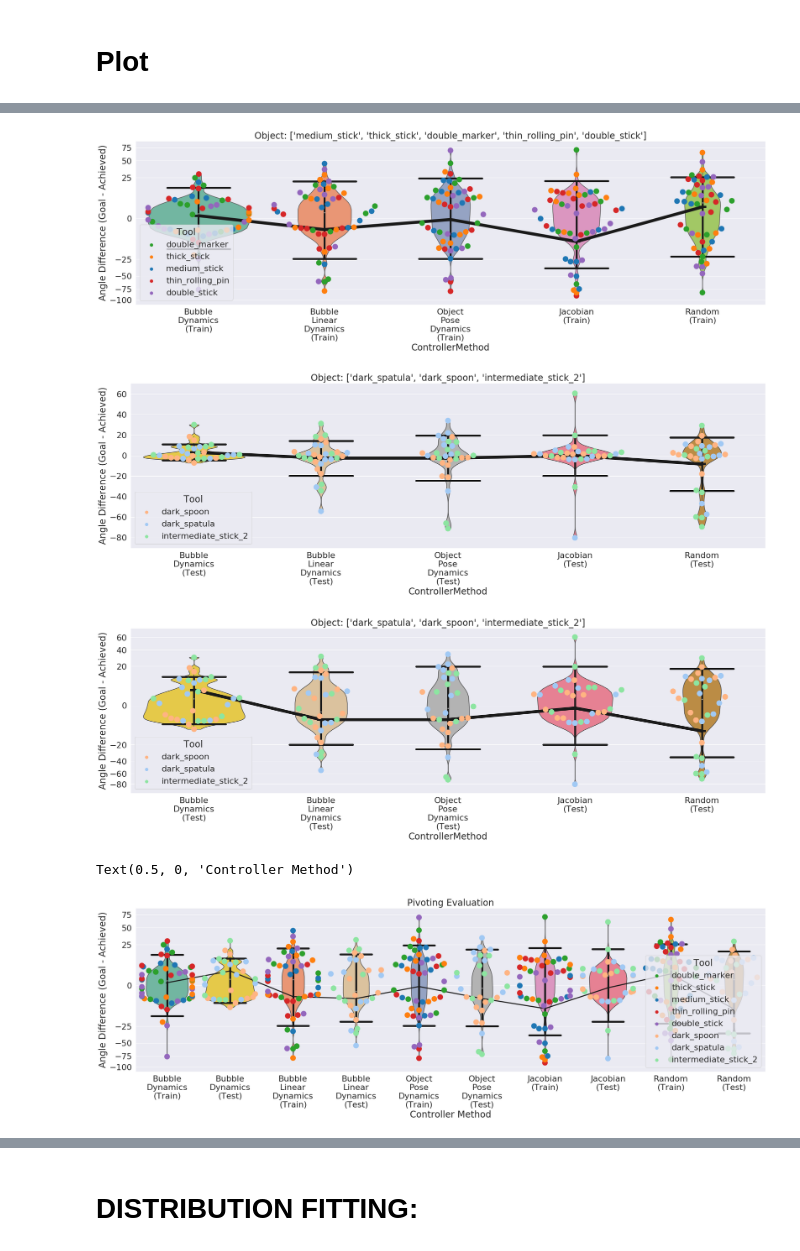
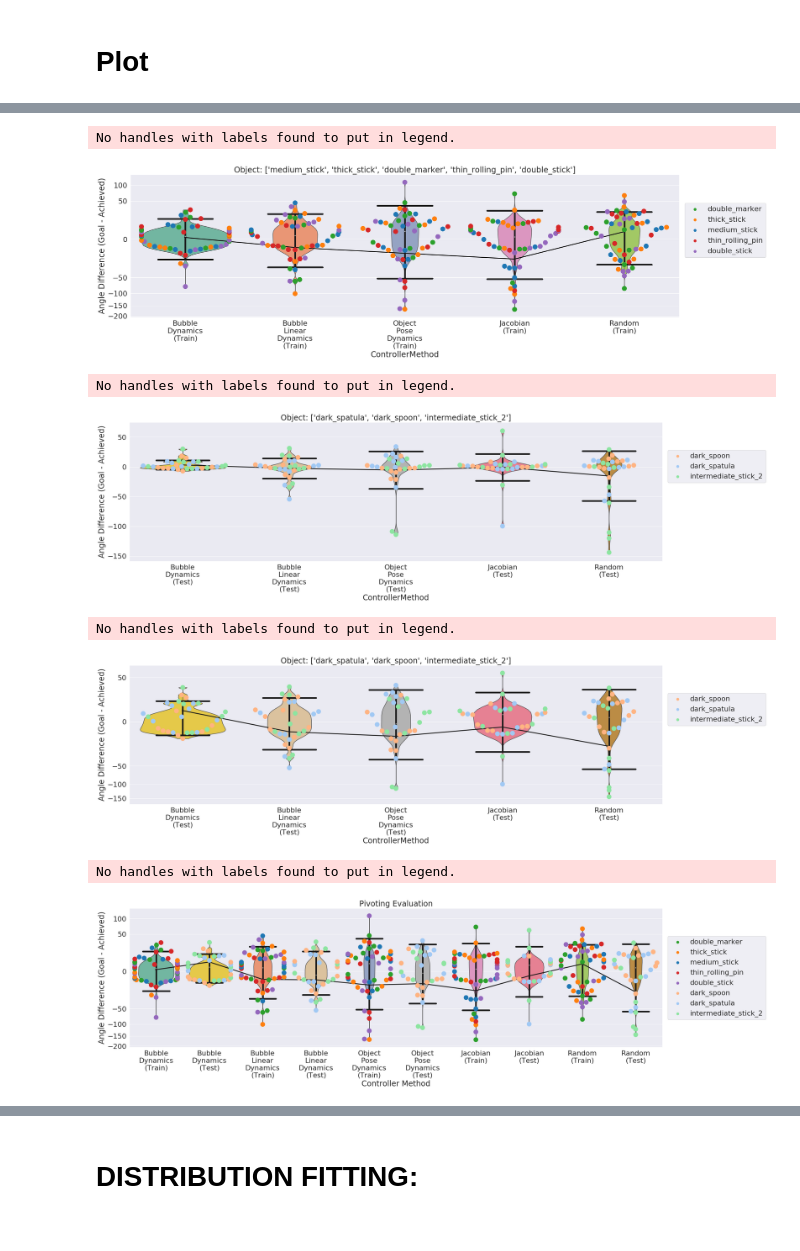
Before and after one commit to MMintLab/BubbleControl, a Jupyter notebook: notebooks/pivoting_evaluation.ipynb, the cells around one changed output, grey strips where cells are left out. Saved outputs shown, nothing was run; the diff lists cells and outputs as text; code cells hidden in the pictures.

```diff
--- a/notebooks/pivoting_evaluation.ipynb
+++ b/notebooks/pivoting_evaluation.ipynb
@@ -49,7 +49,8 @@ thin_rolling_pin: 50
 # COMPUTE THE SCORES
 def add_scores(df):
     df_out = df.copy()
-    df_out['ScoreAbs'] = np.abs(np.rad2deg((df['AngleDiff'] + np.pi/2) % np.pi - np.pi/2))
+#     df_out['ScoreAbs'] = np.abs(np.rad2deg((df['AngleDiff'] + np.pi/2) % np.pi - np.pi/2)) # old -- (-90,90)
+    df_out['ScoreAbs'] = np.abs(np.rad2deg((df['AngleDiff'] + np.pi) % (2*np.pi) - np.pi)) # new -- (-180,180)
     df_out['Score'] = - df_out['ScoreAbs'] * np.sign((df_out['GoalAngle']-df_out['InitAngle'])*(df['AngleDiff']))
     return df_out
 # %%
@@ -245,6 +246,8 @@ class ScorePlot(ScorePlotBase):
                 mapped_labels.append(mapped_label_i)
             ax.set_xticklabels(mapped_labels)
         ax.set_ylabel('Angle Difference (Goal - Achieved)')
+#         plt.legend(bbox_to_anchor=(1.05, 1), loc='upper left', borderaxespad=0)
+        plt.legend(bbox_to_anchor=(1.01, 0.8), loc='upper left', borderaxespad=0)
         return ax
 
     def _get_extra_arguments(self, df):
@@ -384,7 +387,7 @@ score_box_plot = ScoreBoxPlot(palette=palette)
 score_violin_plot = ScoreViolinPlot(palette=palette, bw=0.2,cut=0)
 score_boxen_plot = ScoreBoxenPlot(palette=palette)
 score_strip_plot = ScoreStripPlot(palette=palette)
-score_swarm_plot = ScoreSwarmPlot(palette=palette, size=15)
+score_swarm_plot = ScoreSwarmPlot(palette=palette, size=10)
 custom_score_mean_std_plot = CustomScoreMeanStdPlot(palette=palette)
 score_hist_plot = ScoreHistPlot(palette=palette, bins='doane')
 # %%
@@ -411,27 +415,36 @@ ax_2 = score_swarm_plot(filtered_data, 'Score', object_name=train_objects, hue='
 ax_3 = custom_score_mean_std_plot(filtered_data, 'Score', object_name=train_objects)
 ax.set_yscale('function', functions=(scaling_forward(2), scaling_inverse(2)))
 # %% [output]
+No handles with labels found to put in legend.
-[figure, old version]
+[figure, new version]
 # %%
 ax = score_violin_plot(filtered_data, 'Score', object_name=test_objects) # ALL
 ax_2 = score_swarm_plot(filtered_data, 'Score', object_name=test_objects, hue='Tool')
 ax_3 = custom_score_mean_std_plot(filtered_data, 'Score', object_name=test_objects)
 # %% [output]
+No handles with labels found to put in legend.
-[figure, old version]
+[figure, new version]
 # %%
 ax = score_violin_plot(filtered_data, 'Score', object_name=test_objects) # ALL
 ax_2 = score_swarm_plot(filtered_data, 'Score', object_name=test_objects, hue='Tool')
 ax_3 = custom_score_mean_std_plot(filtered_data, 'Score', object_name=test_objects)
 ax.set_yscale('function', functions=(scaling_forward(2), scaling_inverse(2)))
 # %% [output]
+No handles with labels found to put in legend.
-[figure, old version]
+[figure, new version]
 # %%
 ax = score_violin_plot(filtered_data, 'Score', object_name=all_objects) # ALL
 ax_2 = score_swarm_plot(filtered_data, 'Score', object_name=all_objects, hue='Tool')
 ax_3 = custom_score_mean_std_plot(filtered_data, 'Score', object_name=all_objects)
 ax.set_yscale('function', functions=(scaling_forward(2), scaling_inverse(2)))
 ax.set_title('Pivoting Evaluation')
 ax.set_xlabel('Controller Method')
+
+fig = ax.get_figure()
+plot_path = os.path.join(data_path, 'evaluation_plots')
+if not os.path.exists(plot_path):
+    os.makedirs(plot_path)
+plt.savefig(os.path.join(plot_path, 'pivoting_evaluation.pdf'), bbox_inches='tight')
 # %% [output]
-Text(0.5, 0, 'Controller Method')
+No handles with labels found to put in legend.
-[figure, old version]
+[figure, new version]
```
Also changed, not shown: parts of 4 cells of this notebook, 4 other files.
